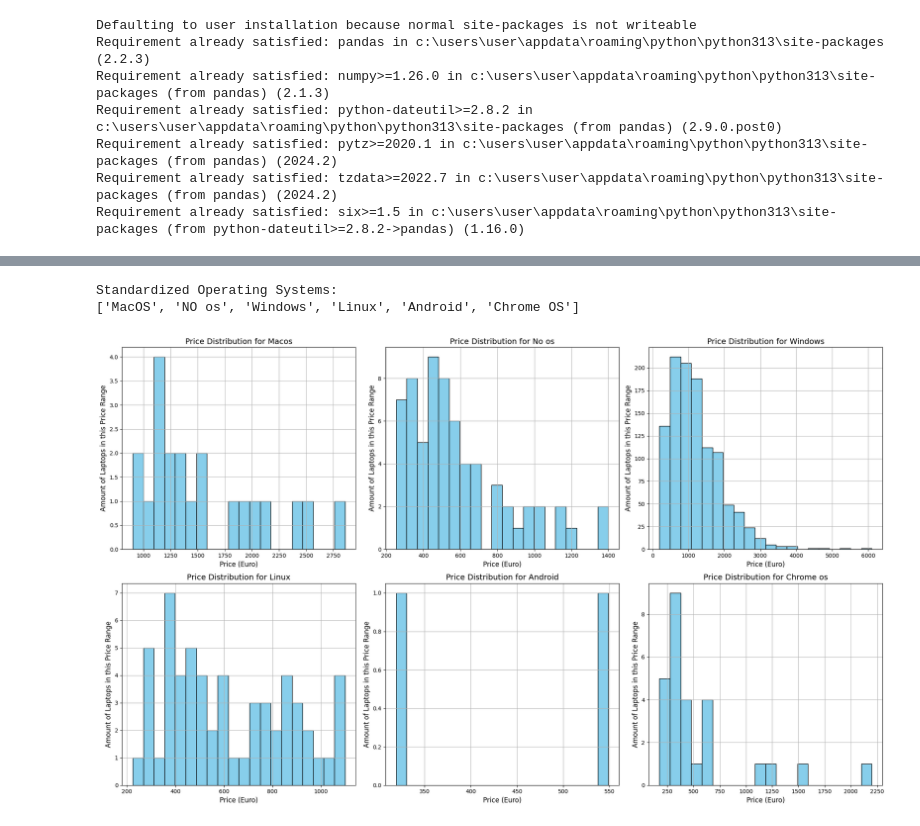
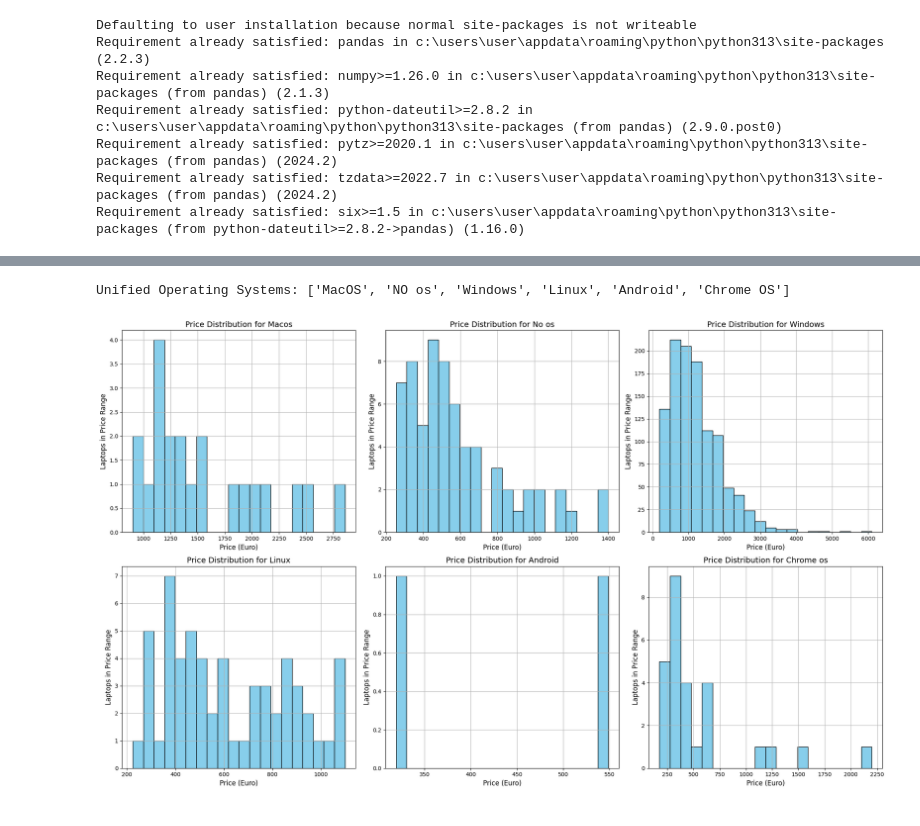
Before and after one commit to Mayadiamant/Pyhton-project, a Jupyter notebook: first_project.ipynb, the cells around one changed output, grey strips where cells are left out. Cells and saved outputs as stored; diff of their text form; code cells hidden in the pictures.

```diff
--- a/first_project.ipynb
+++ b/first_project.ipynb
@@ -238,9 +283,10 @@ df = pd.read_csv("C:\\Users\\User\\Downloads\\laptop_price - dataset.csv")
 
 def unify_os(name):
 
-    # Normalize the OS name to lower case
+    # Normalize the OS name to lower case, and remove all white space characters
     name = name.lower().strip()
 
+    # Mapping the different OS names into the 6 different options we got from the data.
     if 'windows' in name:
         return 'Windows'
     elif 'mac' in name:
@@ -256,49 +302,52 @@ def unify_os(name):
     else:
         return 'Other'
 
-
+# Applying the function to the OPSYS column in our data base.
 df['OpSys'] = df['OpSys'].apply(unify_os)
 
+# Saving a new variable that will keep a list where every OS name shows only once.
 unified_op_sys = df['OpSys'].unique().tolist()
 
-print("Standardized Operating Systems:")
-print(unified_op_sys)
+# Printing the list
+print("Unified Operating Systems:", unified_op_sys)
 # %% [output]
-Standardized Operating Systems:
-['MacOS', 'NO os', 'Windows', 'Linux', 'Android', 'Chrome OS']
+Unified Operating Systems: ['MacOS', 'NO os', 'Windows', 'Linux', 'Android', 'Chrome OS']
 # %%
 import pandas as pd
 import matplotlib as plt
 import matplotlib.pyplot as plt
 #importing the file
 
 df = pd.read_csv("C:\\Users\\User\\Downloads\\laptop_price - dataset.csv")
 
 #call the function from the previous part
 df['OpSys'] = df['OpSys'].apply(unify_os)
 # saving only the unique opsystems and changing them to an iterable list
 unified_op_sys = df['OpSys'].unique().tolist()
 
 # Adjust the overall figure size
 plt.figure(figsize=(20, 12))
 #indexing the different operating systems with 2 counters starting with the index of 1
 for i, os in enumerate(unified_op_sys, start=1):
     # Create subplots
     plt.subplot(2, 3, i)
     # Filter data for the current OS so only their rows will show
     subset = df[df['OpSys'] == os]
-    #Create the hist bar that is with 20 different bins that divides
+    # Create a hist bar that has 20 different bins that divide the price range into 20 equal parts and caclculates
+    # How many computers from that OS fall in each of the smaller price ranges.
     plt.hist(subset['Price (Euro)'], bins=20, color='skyblue', edgecolor='black')
-    #dynamic titles for each graph
+    #dynamic titles for each graph so it will contain the current OS we are looking at
     plt.title(f'Price Distribution for {os.capitalize()}', fontsize=14)
     plt.xlabel('Price (Euro)', fontsize=12)
-    plt.ylabel('Amount of Laptops in this Price Range', fontsize=12)
+    plt.ylabel('Laptops in Price Range', fontsize=12)
     plt.grid(True)
 
+# Spaces all of the graphs correctly so there will be no overlap
 plt.tight_layout()
+# Show all of the graphs at once
 plt.show()
 # %% [output]
-[figure, old version]
+[figure, new version]
 # %%
 import pandas as pd
 import matplotlib as plt
```
Also changed, not shown: parts of 10 cells of this notebook.
